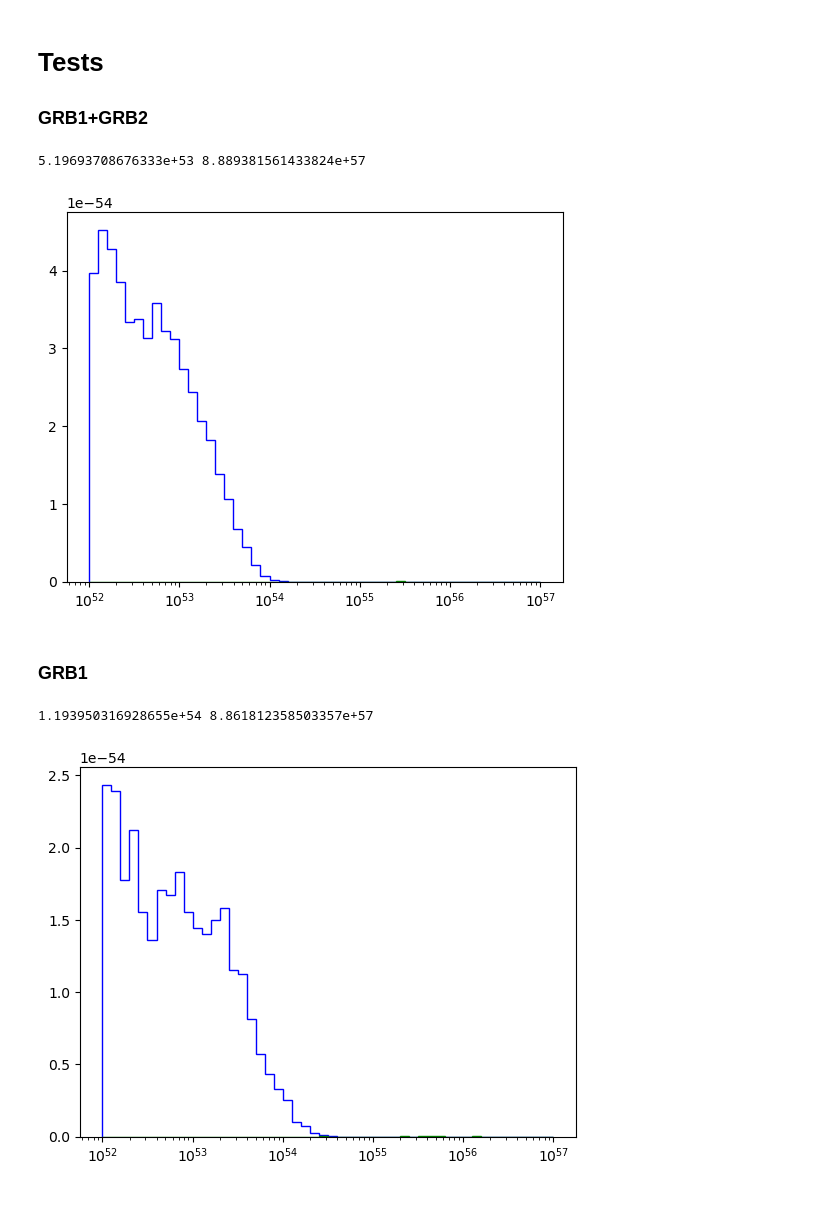
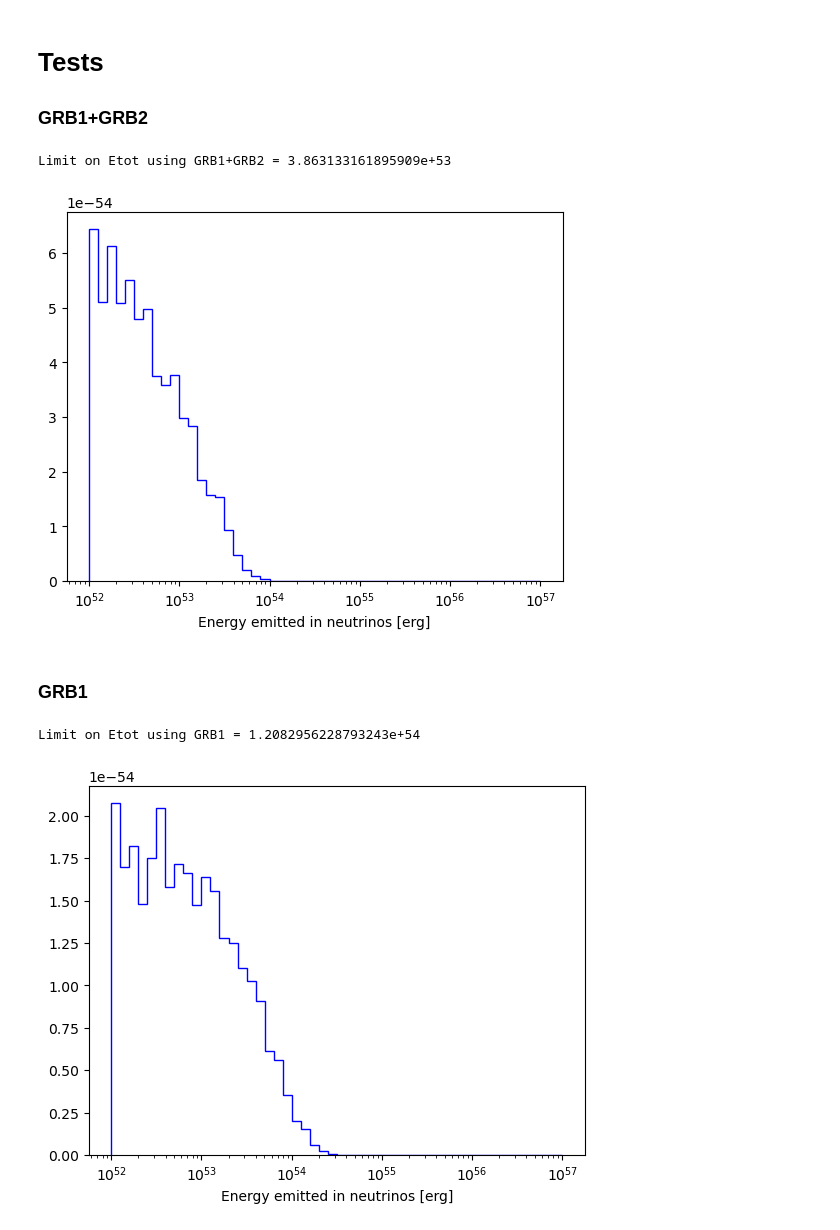
Before and after one commit to mlamo/momenta, a Jupyter notebook: examples/stacking_example.ipynb, the cells around one changed output. Saved outputs shown, nothing was run; the diff lists cells and outputs as text; code cells hidden in the pictures; blank space fills up the shorter version.

Commit message:
Updated stacking example

```diff
--- a/examples/stacking_example.ipynb
+++ b/examples/stacking_example.ipynb
@@ -22,8 +20,7 @@ from momenta.stats.constraints import get_limits
 # %%
 parameters = Parameters("input_files/config.yaml")
 f = flux.FluxBase()
-# f.components = [flux.FixedPowerLaw(1e0, 1e6, 2)]
-f.components = [flux.FixedPowerLaw(1e0, 1e6, 2), flux.FixedPowerLaw(1e6, 1e7, 2)]
+f.components = [flux.FixedPowerLaw(1e0, 1e6, 2)]
 parameters.set_flux(f)
 # %%
 grb1 = PointSource(100, 20, 0, name="GRB1")
@@ -44,7 +41,7 @@ det1.set_observations([0], [BackgroundFixed(0.5)])
 
 det2 = NuDetector(det2_dict)
 det2.set_effective_areas([EffAreaDet(), EffAreaDet()])
-det2.set_observations([1, 0], [BackgroundFixed(0.5), BackgroundFixed(0.5)])
-det2._samples[0].set_events([NuEvent(ra=0.1, dec=0.5, sigma=0.01)])
-det2._samples[0].set_pdfs(sig_ang=VonMisesSignal(), bkg_ang=IsotropicBackground())
+det2.set_observations([0, 1], [BackgroundFixed(0.5), BackgroundFixed(0.5)])
+det2.set_events([[], [NuEvent(ra=0.1, dec=0.5, sigma=0.01)]])
+det2.set_pdfs([{}, {"sig_ang": VonMisesSignal(), "bkg_ang": IsotropicBackground()}])
 # %% [output]
@@ -57,28 +54,27 @@ det2._samples[0].set_pdfs(sig_ang=VonMisesSignal(), bkg_ang=IsotropicBackground(
 # %%
 stack = Stack()
 stack[grb1] = det1
 stack[grb2] = det2
 #
-model = ModelStacked(stack, parameters)
 model, result = run_ultranest_stack(stack, parameters)
-plt.hist(result["samples"]["norm0"], color="blue", histtype="step", bins=np.logspace(52, 57, 51), density=True)
-plt.hist(result["samples"]["norm1"], color="green", histtype="step", bins=np.logspace(52, 57, 51), density=True)
+plt.hist(result["samples"]["etot0"], color="blue", histtype="step", bins=np.logspace(52, 57, 51), density=True)
+plt.xlabel("Energy emitted in neutrinos [erg]")
 plt.xscale("log")
-print(np.percentile(result["samples"]["norm0"], 90), np.percentile(result["samples"]["norm1"], 90))
+print("Limit on Etot using GRB1+GRB2 =", get_limits(result)["etot0"])
 # %% [output]
-5.19693708676333e+53 8.889381561433824e+57
+Limit on Etot using GRB1+GRB2 = 3.863133161895909e+53
-[figure, old version]
+[figure, new version]
 # %% [markdown]
 ### GRB1
 # %%
 model, result = run_ultranest(det1, grb1, parameters)
-plt.hist(result["samples"]["norm0"], color="blue", histtype="step", bins=np.logspace(52, 57, 51), density=True)
-plt.hist(result["samples"]["norm1"], color="green", histtype="step", bins=np.logspace(52, 57, 51), density=True)
+plt.hist(result["samples"]["etot0"], color="blue", histtype="step", bins=np.logspace(52, 57, 51), density=True)
+plt.xlabel("Energy emitted in neutrinos [erg]")
 plt.xscale("log")
-print(np.percentile(result["samples"]["norm0"], 90), np.percentile(result["samples"]["norm1"], 90))
+print("Limit on Etot using GRB1 =", get_limits(result)["etot0"])
 # %% [output]
-1.193950316928655e+54 8.861812358503357e+57
+Limit on Etot using GRB1 = 1.2082956228793243e+54
-[figure, old version]
+[figure, new version]
 # %%
 stack = Stack()
 stack[grb1] = det1
```
Also changed, not shown: parts of 3 cells of this notebook, 1 other file.
